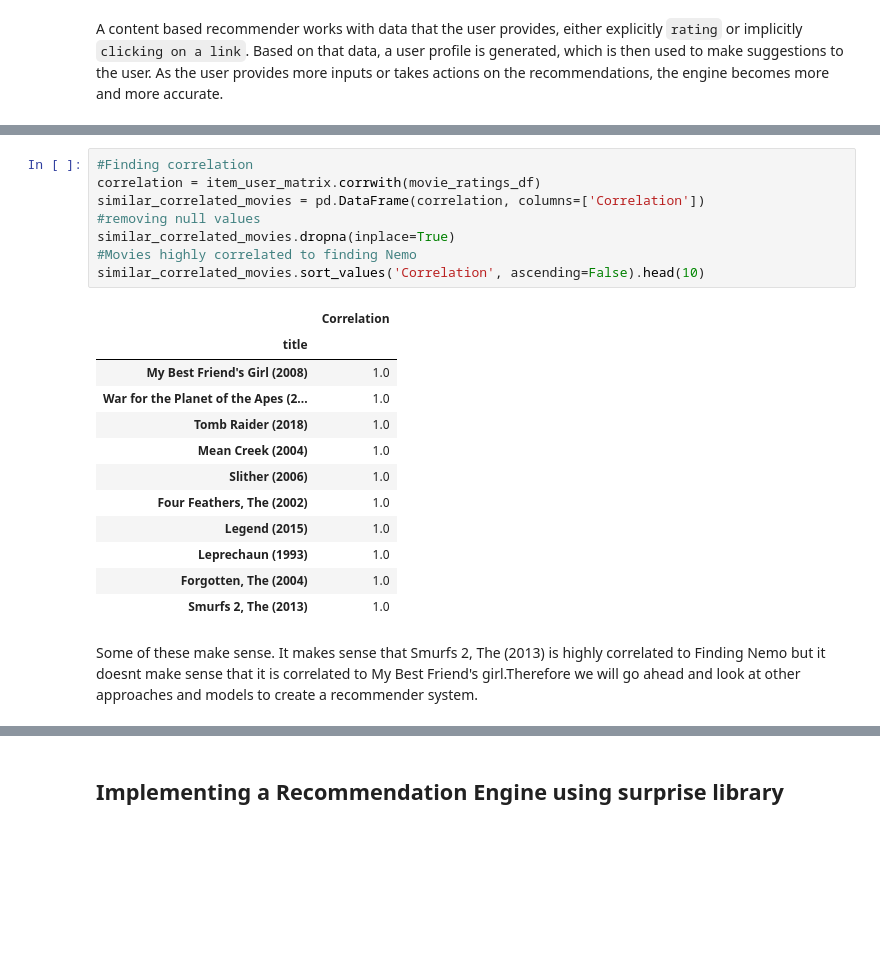
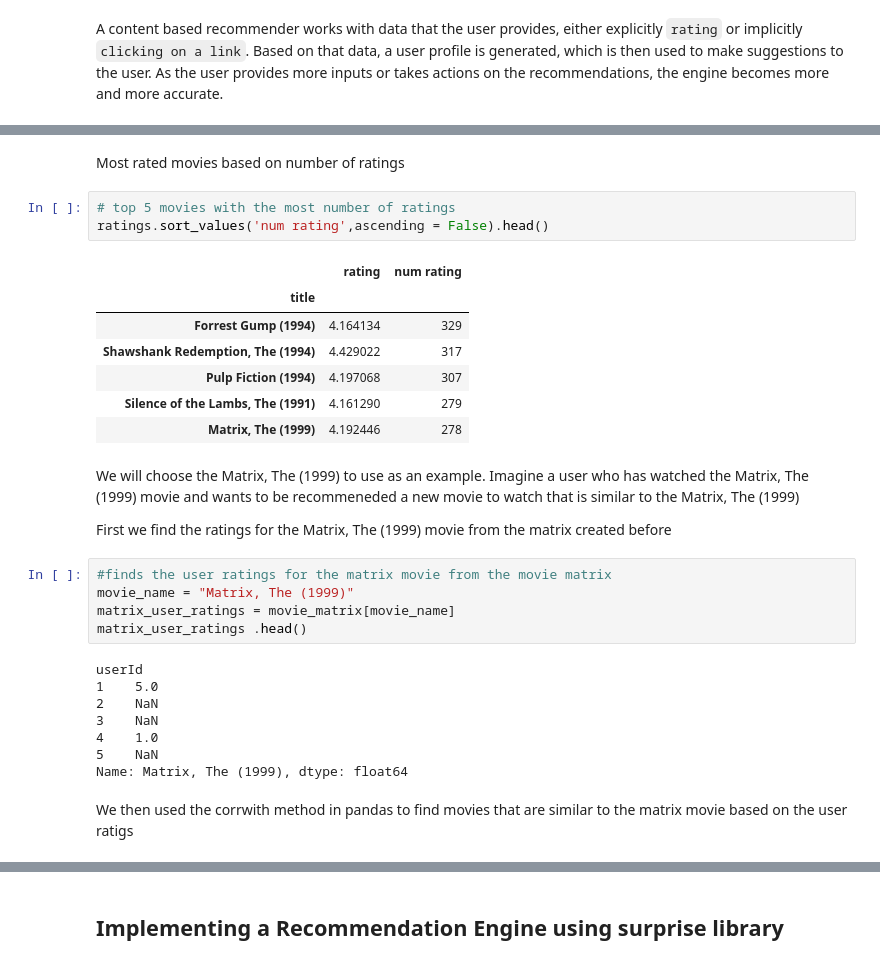
Before and after one commit to E-Juliet/Movie-reccomender, a Jupyter notebook: phase_4_project.ipynb, the cells around one changed output, grey strips where cells are left out. Cells and saved outputs as stored; diff of their text form; blank space fills up the shorter version.

```diff
--- a/phase_4_project.ipynb
+++ b/phase_4_project.ipynb
@@ -843,23 +861,32 @@ Name: Finding Nemo (2003), dtype: float64
-# %%
-#Finding correlation
-correlation = item_user_matrix.corrwith(movie_ratings_df)
-similar_correlated_movies = pd.DataFrame(correlation, columns=['Correlation'])
-#removing null values
-similar_correlated_movies.dropna(inplace=True)
-#Movies highly correlated to finding Nemo
-similar_correlated_movies.sort_values('Correlation', ascending=False).head(10)
-# %% [output]
-|  | Correlation |
-| title |  |
-| My Best Friend's Girl (2008) | 1.0 |
-| War for the Planet of the Apes (2... | 1.0 |
-| Tomb Raider (2018) | 1.0 |
-| Mean Creek (2004) | 1.0 |
-| Slither (2006) | 1.0 |
-| Four Feathers, The (2002) | 1.0 |
-| Legend (2015) | 1.0 |
-| Leprechaun (1993) | 1.0 |
-| Forgotten, The (2004) | 1.0 |
-| Smurfs 2, The (2013) | 1.0 |
-# %% [markdown]
-Some of these make sense. It makes sense that Smurfs 2, The (2013) is highly correlated to Finding Nemo but it doesnt make sense that it is correlated to My Best Friend's girl.Therefore we will go ahead and look at other approaches and models to create a recommender system.
+# %% [markdown]
+Most rated movies based on number of ratings
+# %%
+# top 5 movies with the most number of ratings
+ratings.sort_values('num rating',ascending = False).head()
+# %% [output]
+|  | rating | num rating |
+| title |  |  |
+| Forrest Gump (1994) | 4.164134 | 329 |
+| Shawshank Redemption, The (1994) | 4.429022 | 317 |
+| Pulp Fiction (1994) | 4.197068 | 307 |
+| Silence of the Lambs, The (1991) | 4.161290 | 279 |
+| Matrix, The (1999) | 4.192446 | 278 |
+# %% [markdown]
+We will choose the Matrix, The (1999) to use as an example. Imagine a user who has watched the Matrix, The (1999) movie and wants to be recommeneded a new movie to watch that is similar to the Matrix, The (1999)
+
+First we find the ratings for the Matrix, The (1999) movie from the matrix created before
+# %%
+#finds the user ratings for the matrix movie from the movie matrix
+movie_name = "Matrix, The (1999)"
+matrix_user_ratings = movie_matrix[movie_name]
+matrix_user_ratings .head()
+# %% [output]
+userId
+1    5.0
+2    NaN
+3    NaN
+4    1.0
+5    NaN
+Name: Matrix, The (1999), dtype: float64
+# %% [markdown]
+We then used the corrwith method in pandas to find movies that are similar to the matrix movie based on the user ratigs
```
Also changed, not shown: parts of 16 cells of this notebook.
